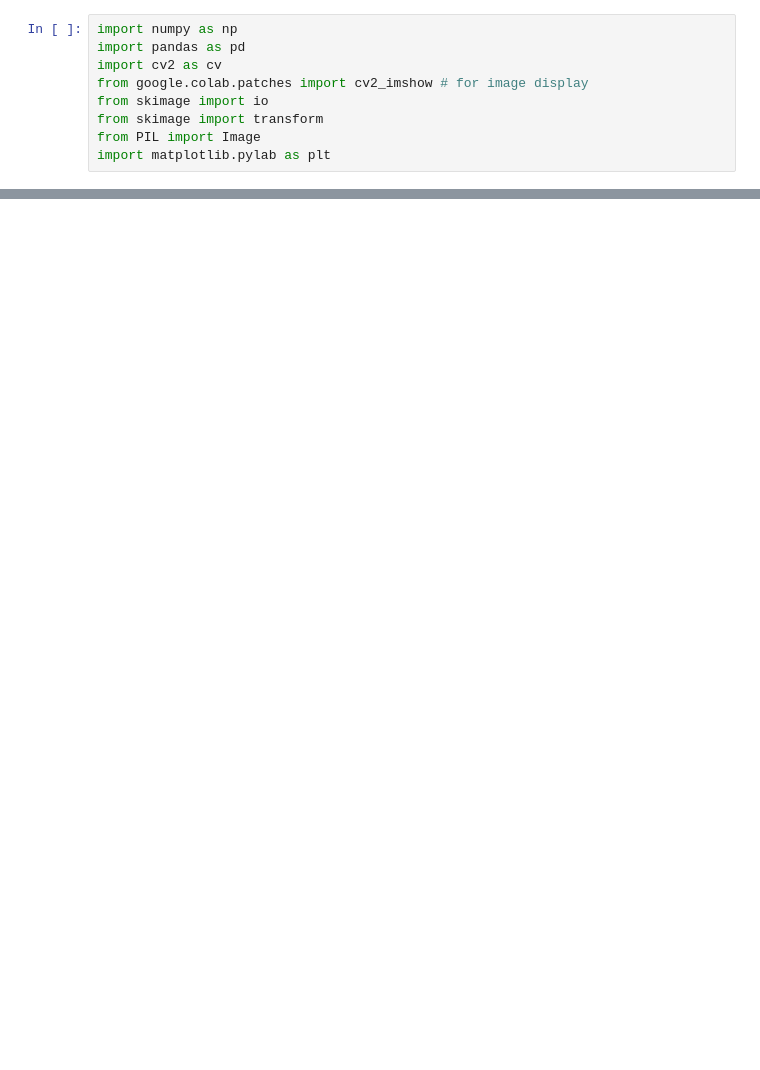
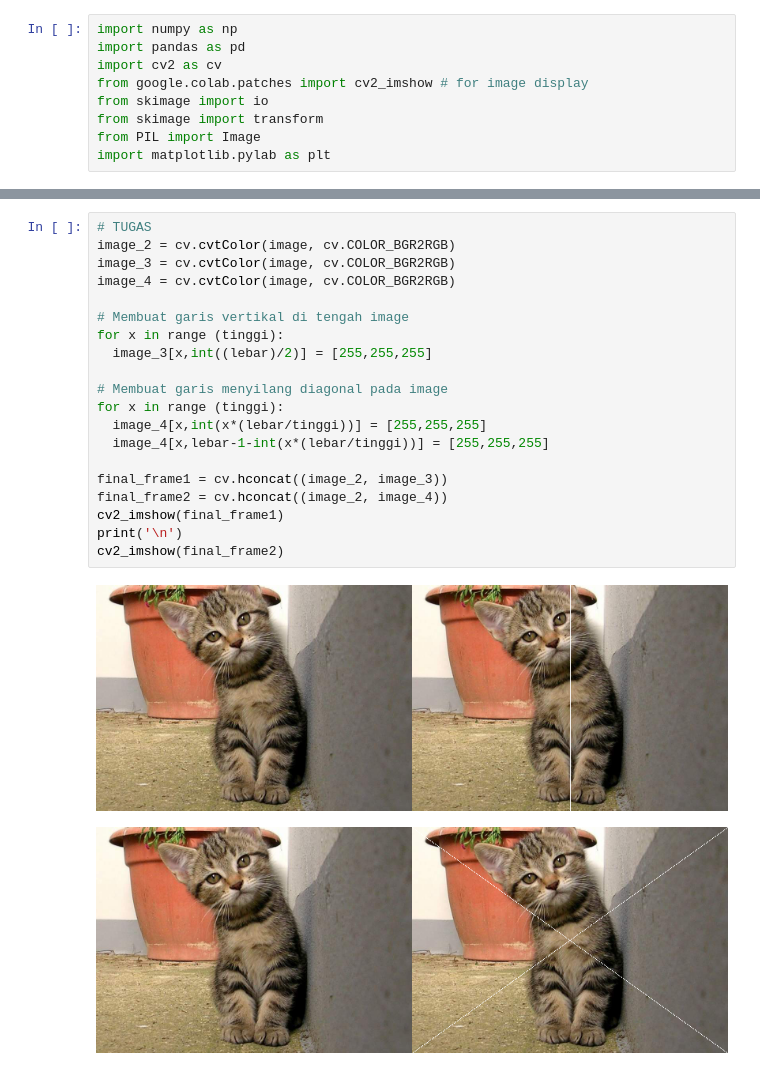
Before and after one commit to NadiaLayraAziza/PCVK_Genap_2022, a Jupyter notebook: Week1.ipynb, the cells around one changed output, grey strips where cells are left out. Cells and saved outputs as stored; diff of their text form; blank space fills up the shorter version.

Commit message:
Tugas Jobsheet 1

```diff
--- a/Week1.ipynb
+++ b/Week1.ipynb
@@ -49,0 +51,23 @@ cv2_imshow(final_frame)
+# %%
+# TUGAS
+image_2 = cv.cvtColor(image, cv.COLOR_BGR2RGB)
+image_3 = cv.cvtColor(image, cv.COLOR_BGR2RGB)
+image_4 = cv.cvtColor(image, cv.COLOR_BGR2RGB)
+
+# Membuat garis vertikal di tengah image
+for x in range (tinggi):
+  image_3[x,int((lebar)/2)] = [255,255,255]
+
+# Membuat garis menyilang diagonal pada image
+for x in range (tinggi):
+  image_4[x,int(x*(lebar/tinggi))] = [255,255,255]
+  image_4[x,lebar-1-int(x*(lebar/tinggi))] = [255,255,255]
+
+final_frame1 = cv.hconcat((image_2, image_3))
+final_frame2 = cv.hconcat((image_2, image_4))
+cv2_imshow(final_frame1)
+print('\n')
+cv2_imshow(final_frame2)
+# %% [output]
+[figure, added]
+[figure, added]
```
Also changed, not shown: parts of 3 cells of this notebook.
